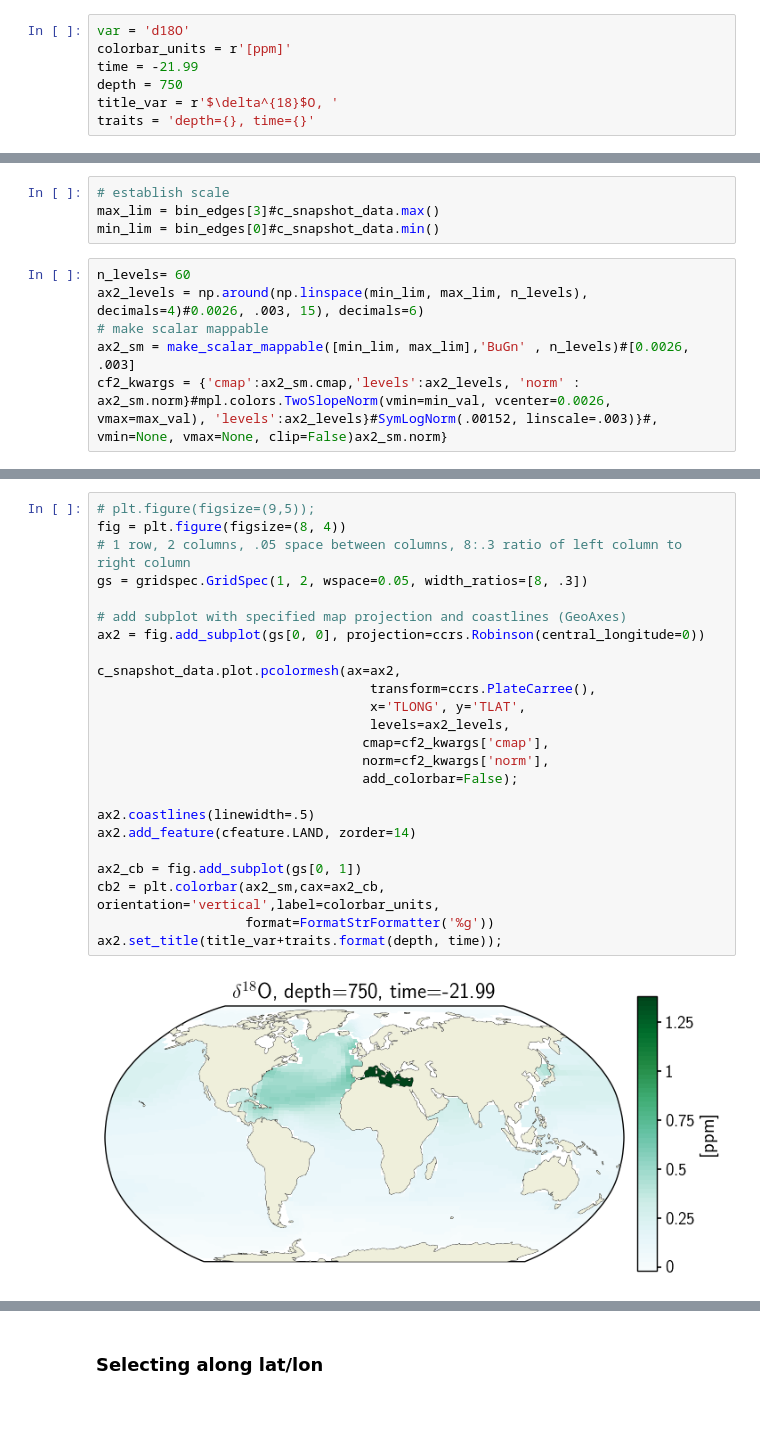
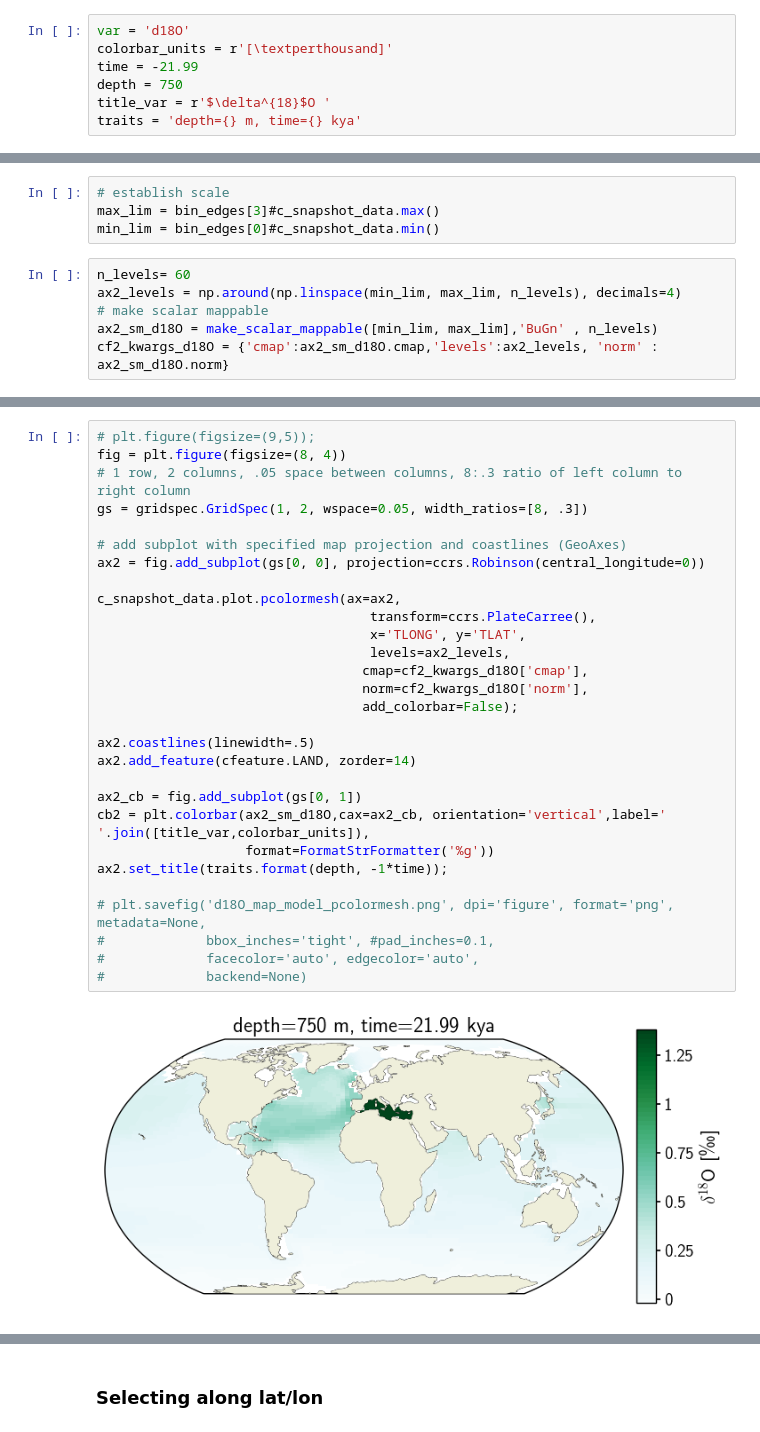
Before and after one commit to jordanplanders/citrace_paleobook, a Jupyter notebook: notebooks/lifehacks/working_with_data_on_a_model_grid.ipynb, the cells around one changed output, grey strips where cells are left out. Saved outputs shown, nothing was run; the diff lists cells and outputs as text.

```diff
--- a/notebooks/lifehacks/working_with_data_on_a_model_grid.ipynb
+++ b/notebooks/lifehacks/working_with_data_on_a_model_grid.ipynb
@@ -320,11 +341,11 @@ from pathlib import Path
 PF_data_dir = Path('/Users/jlanders/PycharmProjects/PangeoForge_recipes/C-iTRACE/data')
 # %%
 var = 'd18O'
-colorbar_units = r'[ppm]'
+colorbar_units = r'[\textperthousand]'
 time = -21.99
 depth = 750
-title_var = r'$\delta^{18}$O, '
-traits = 'depth={}, time={}'
+title_var = r'$\delta^{18}$O '
+traits = 'depth={} m, time={} kya'
 # %%
 file_name = 'ctrace.decadal.{}.nc'.format(var)
 file_path = PF_data_dir/'netcdf3'/file_name
@@ -384,8 +411,8 @@ max_lim = bin_edges[3]#c_snapshot_data.max()
 min_lim = bin_edges[0]#c_snapshot_data.min()
 # %%
 n_levels= 60
-ax2_levels = np.around(np.linspace(min_lim, max_lim, n_levels), decimals=4)#0.0026, .003, 15), decimals=6)
+ax2_levels = np.around(np.linspace(min_lim, max_lim, n_levels), decimals=4)
 # make scalar mappable
-ax2_sm = make_scalar_mappable([min_lim, max_lim],'BuGn' , n_levels)#[0.0026, .003]
-cf2_kwargs = {'cmap':ax2_sm.cmap,'levels':ax2_levels, 'norm' : ax2_sm.norm}#mpl.colors.TwoSlopeNorm(vmin=min_val, vcenter=0.0026, vmax=max_val), 'levels':ax2_levels}#SymLogNorm(.00152, linscale=.003)}#, vmin=None, vmax=None, clip=False)ax2_sm.norm}
+ax2_sm_d18O = make_scalar_mappable([min_lim, max_lim],'BuGn' , n_levels)
+cf2_kwargs_d18O = {'cmap':ax2_sm_d18O.cmap,'levels':ax2_levels, 'norm' : ax2_sm_d18O.norm}
 # %% [markdown]
@@ -414,27 +441,32 @@ As a pcolormesh
 # %%
 # plt.figure(figsize=(9,5));
 fig = plt.figure(figsize=(8, 4))
 # 1 row, 2 columns, .05 space between columns, 8:.3 ratio of left column to right column
 gs = gridspec.GridSpec(1, 2, wspace=0.05, width_ratios=[8, .3])
 
 # add subplot with specified map projection and coastlines (GeoAxes)
 ax2 = fig.add_subplot(gs[0, 0], projection=ccrs.Robinson(central_longitude=0))
 
 c_snapshot_data.plot.pcolormesh(ax=ax2,
                                    transform=ccrs.PlateCarree(),
                                    x='TLONG', y='TLAT',
                                    levels=ax2_levels,
-                                  cmap=cf2_kwargs['cmap'],
-                                  norm=cf2_kwargs['norm'],
+                                  cmap=cf2_kwargs_d18O['cmap'],
+                                  norm=cf2_kwargs_d18O['norm'],
                                   add_colorbar=False);
 
 ax2.coastlines(linewidth=.5)
 ax2.add_feature(cfeature.LAND, zorder=14)
 
 ax2_cb = fig.add_subplot(gs[0, 1])
-cb2 = plt.colorbar(ax2_sm,cax=ax2_cb, orientation='vertical',label=colorbar_units,
+cb2 = plt.colorbar(ax2_sm_d18O,cax=ax2_cb, orientation='vertical',label=' '.join([title_var,colorbar_units]),
                    format=FormatStrFormatter('%g'))
-ax2.set_title(title_var+traits.format(depth, time));
+ax2.set_title(traits.format(depth, -1*time));
+
+# plt.savefig('d18O_map_model_pcolormesh.png', dpi='figure', format='png', metadata=None,
+#             bbox_inches='tight', #pad_inches=0.1,
+#             facecolor='auto', edgecolor='auto',
+#             backend=None)
 # %% [output]
-[figure, old version]
+[figure, new version]
 # %% [markdown]
```
Also changed, not shown: parts of 38 cells of this notebook.
